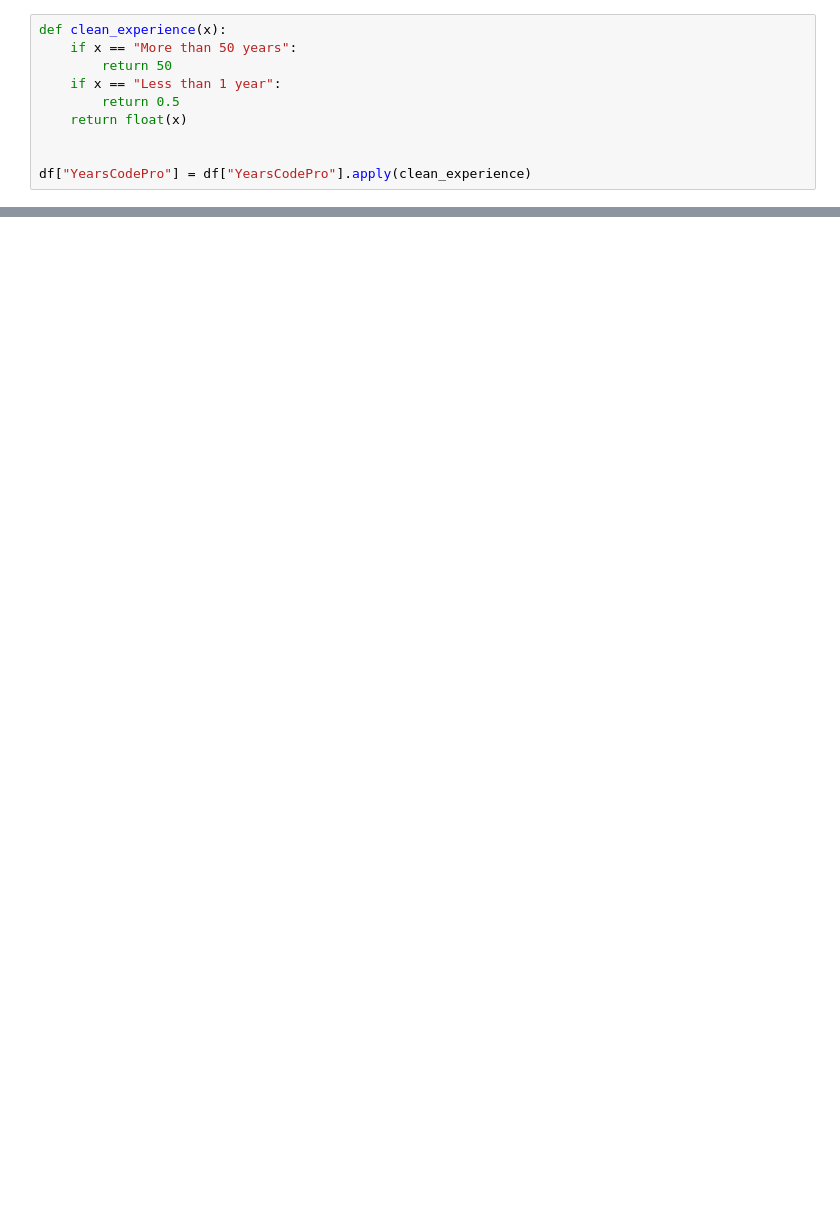
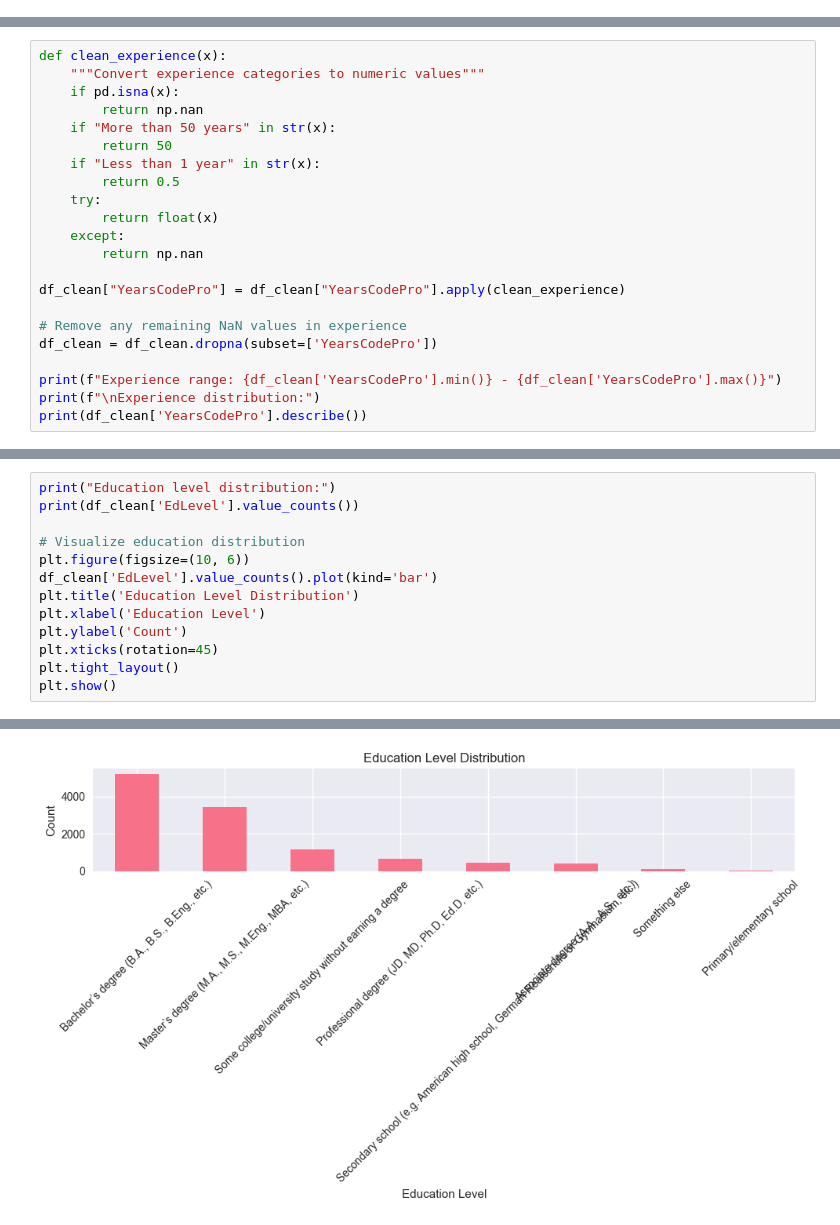
Before and after one commit to abdellatif-laghjaj/salary-scope-predictor, a Jupyter notebook: main.ipynb, the cells around one changed output, grey strips where cells are left out. Drawn from its saved outputs; the diff is of its cells as text; blank space fills up the shorter version.

```diff
--- a/main.ipynb
+++ b/main.ipynb
@@ -154,10 +0,0 @@ array(['18', '25', '30', '50', '27', '1', '15', '11', '23', '17', '10',
-# %%
-def clean_experience(x):
-    if x == "More than 50 years":
-        return 50
-    if x == "Less than 1 year":
-        return 0.5
-    return float(x)
-
-
-df["YearsCodePro"] = df["YearsCodePro"].apply(clean_experience)
@@ -271,0 +368,22 @@ np.float64(33603.233906398964)
+# %%
+def clean_experience(x):
+    """Convert experience categories to numeric values"""
+    if pd.isna(x):
+        return np.nan
+    if "More than 50 years" in str(x):
+        return 50
+    if "Less than 1 year" in str(x):
+        return 0.5
+    try:
+        return float(x)
+    except:
+        return np.nan
+
+df_clean["YearsCodePro"] = df_clean["YearsCodePro"].apply(clean_experience)
+
+# Remove any remaining NaN values in experience
+df_clean = df_clean.dropna(subset=['YearsCodePro'])
+
+print(f"Experience range: {df_clean['YearsCodePro'].min()} - {df_clean['YearsCodePro'].max()}")
+print(f"\nExperience distribution:")
+print(df_clean['YearsCodePro'].describe())
@@ -271,0 +405,14 @@ np.float64(33603.233906398964)
+# %%
+print("Education level distribution:")
+print(df_clean['EdLevel'].value_counts())
+
+# Visualize education distribution
+plt.figure(figsize=(10, 6))
+df_clean['EdLevel'].value_counts().plot(kind='bar')
+plt.title('Education Level Distribution')
+plt.xlabel('Education Level')
+plt.ylabel('Count')
+plt.xticks(rotation=45)
+plt.tight_layout()
+plt.show()
+# %% [output]
@@ -271,0 +430 @@ np.float64(33603.233906398964)
+[figure, added]
```
Also changed, not shown: parts of 79 cells of this notebook.
